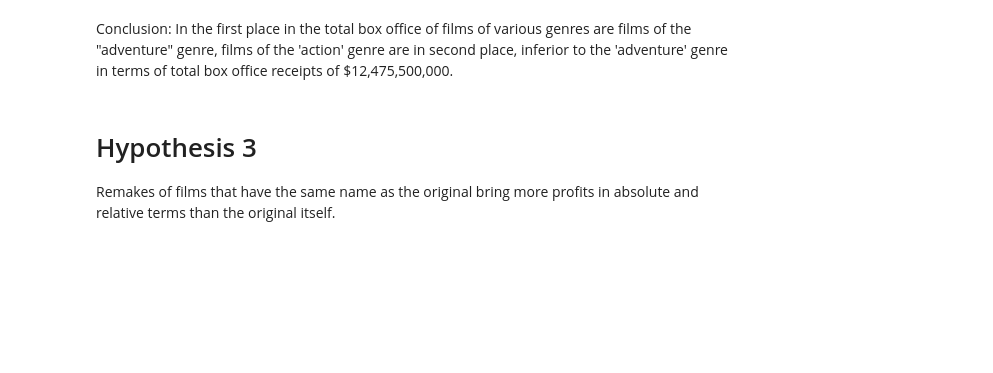
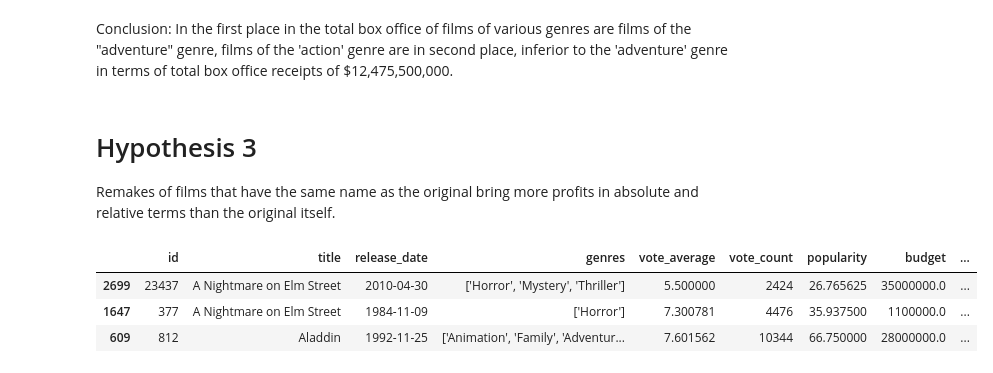
Before and after one commit to dkalenov/TMDB-Movie-Data-Analysis, a Jupyter notebook: TMDB_Movie_Data_Analysis.ipynb, the cells around one changed output. Drawn from its saved outputs; the diff is of its cells as text; code cells hidden in the pictures; blank space fills up the shorter version.

```diff
--- a/TMDB_Movie_Data_Analysis.ipynb
+++ b/TMDB_Movie_Data_Analysis.ipynb
@@ -717,0 +720,34 @@ Remakes of films that have the same name as the original bring more profits in a
+# %%
+#remove columns where at least one of the budget or fee values = 0
+
+df_remake = df_remake[~(df_remake == 0).any(axis=1)]
+# %%
+# Leave only lines with duplicate names, but different release dates
+
+df_remake = df_remake[df_remake['title'].isin(df_remake['title'][df_remake['title'].duplicated()])].sort_values('title')
+# %%
+# Add a new column to the table to check the originality of the film (original means the film that came out first, the rest are remakes)
+
+
+# convert release_date to time format
+
+df_remake['release_date'] = pd.to_datetime(df_remake['release_date']).dt.date
+
+# Add a new column "orig_rem"
+df_remake['orig_check'] = None
+
+# Group by movie title and find the minimum and maximum release date
+grouped = df_remake.groupby('title')['release_date'].agg(['min'])
+# %%
+# Update the "orig_rem" column according to the conditions
+
+for index, row in grouped.iterrows():
+     df_remake.loc[(df['title'] == index) & (df_remake['release_date'] == row['min']), 'orig_check'] = 'orig'
+     df_remake.loc[(df['title'] == index) & (df_remake['release_date'] != row['min']), 'orig_check'] = 'rem'
+# %%
+df_remake.head(3)
+# %% [output]
+|  | id | title | release_date | genres | vote_average | vote_count | popularity | budget | ... |
+| 2699 | 23437 | A Nightmare on Elm Street | 2010-04-30 | ['Horror', 'Mystery', 'Thriller'] | 5.500000 | 2424 | 26.765625 | 35000000.0 | ... |
+| 1647 | 377 | A Nightmare on Elm Street | 1984-11-09 | ['Horror'] | 7.300781 | 4476 | 35.937500 | 1100000.0 | ... |
+| 609 | 812 | Aladdin | 1992-11-25 | ['Animation', 'Family', 'Adventur... | 7.601562 | 10344 | 66.750000 | 28000000.0 | ... |
```
Also changed, not shown: parts of 6 cells of this notebook.
